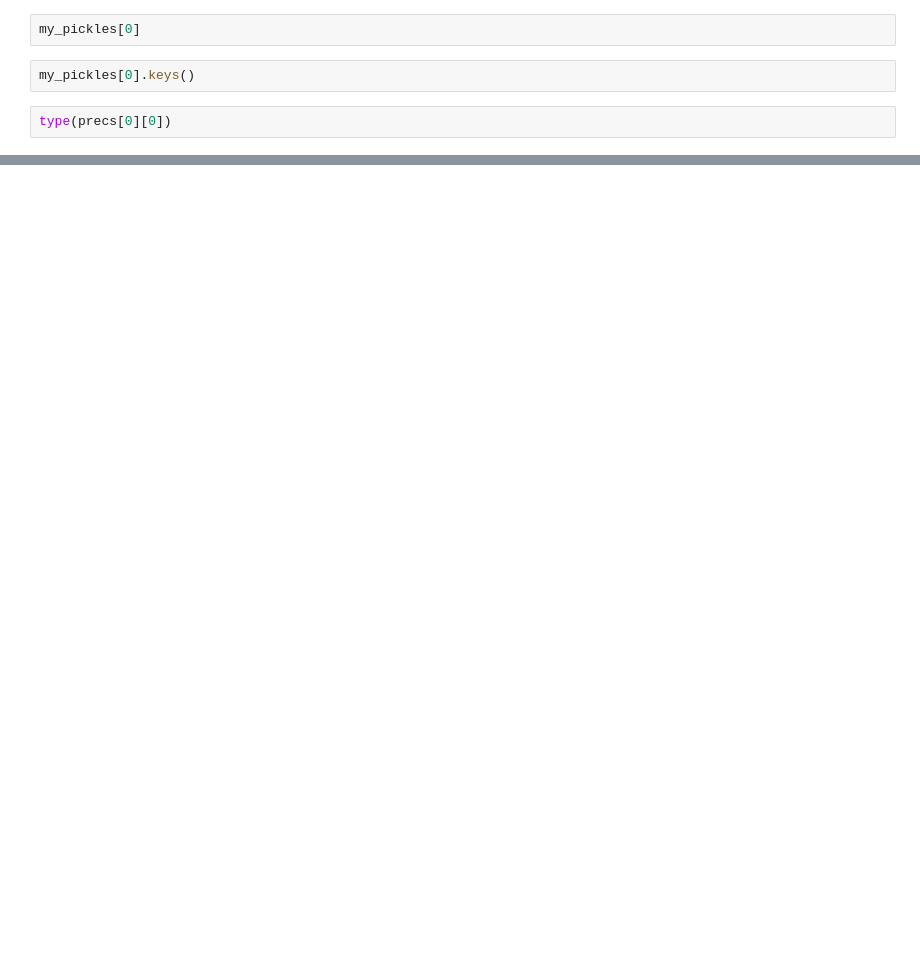
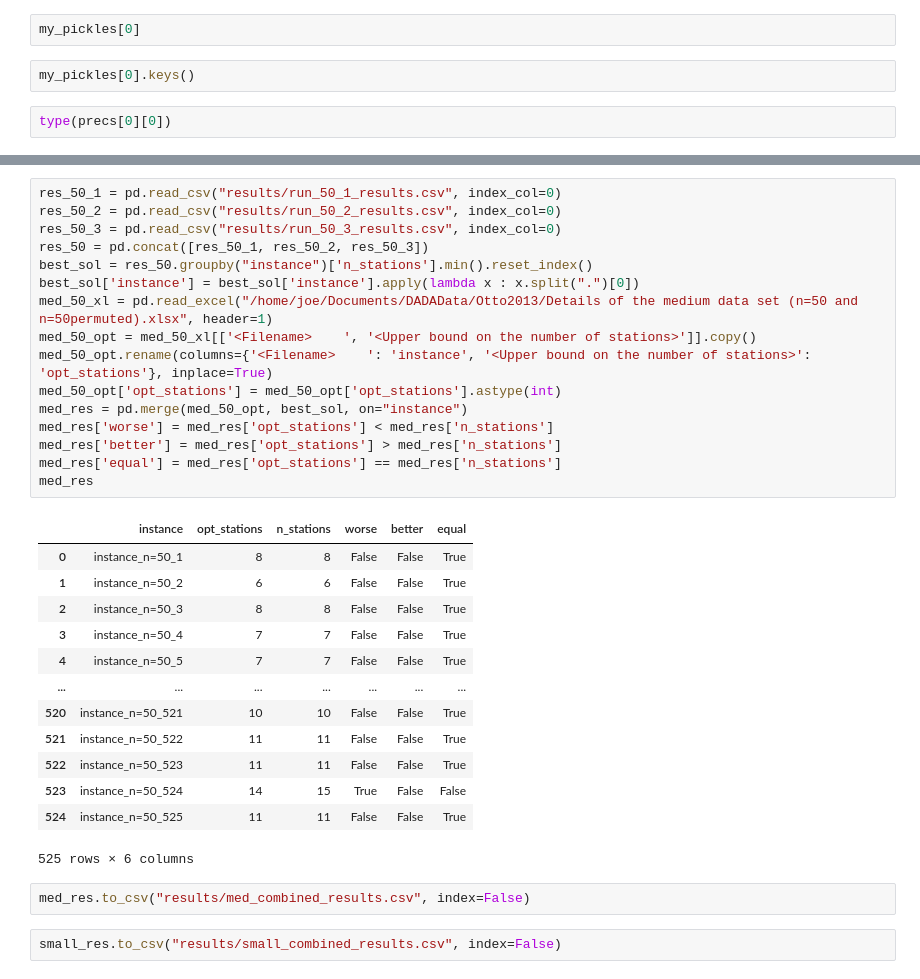
Before and after one commit to JosephThompson607/DADA, a Jupyter notebook: ils_test.ipynb, the cells around one changed output, grey strips where cells are left out. Saved outputs shown, nothing was run; the diff lists cells and outputs as text; blank space fills up the shorter version.

```diff
--- a/ils_test.ipynb
+++ b/ils_test.ipynb
@@ -132,0 +203,34 @@ res_list
+# %%
+res_50_1 = pd.read_csv("results/run_50_1_results.csv", index_col=0)
+res_50_2 = pd.read_csv("results/run_50_2_results.csv", index_col=0)
+res_50_3 = pd.read_csv("results/run_50_3_results.csv", index_col=0)
+res_50 = pd.concat([res_50_1, res_50_2, res_50_3])
+best_sol = res_50.groupby("instance")['n_stations'].min().reset_index()
+best_sol['instance'] = best_sol['instance'].apply(lambda x : x.split(".")[0])
+med_50_xl = pd.read_excel("/home/joe/Documents/DADAData/Otto2013/Details of the medium data set (n=50 and n=50permuted).xlsx", header=1)
+med_50_opt = med_50_xl[['<Filename>    ', '<Upper bound on the number of stations>']].copy()
+med_50_opt.rename(columns={'<Filename>    ': 'instance', '<Upper bound on the number of stations>': 'opt_stations'}, inplace=True)
+med_50_opt['opt_stations'] = med_50_opt['opt_stations'].astype(int)
+med_res = pd.merge(med_50_opt, best_sol, on="instance")
+med_res['worse'] = med_res['opt_stations'] < med_res['n_stations']
+med_res['better'] = med_res['opt_stations'] > med_res['n_stations']
+med_res['equal'] = med_res['opt_stations'] == med_res['n_stations']
+med_res
+# %% [output]
+|  | instance | opt_stations | n_stations | worse | better | equal |
+| 0 | instance_n=50_1 | 8 | 8 | False | False | True |
+| 1 | instance_n=50_2 | 6 | 6 | False | False | True |
+| 2 | instance_n=50_3 | 8 | 8 | False | False | True |
+| 3 | instance_n=50_4 | 7 | 7 | False | False | True |
+| 4 | instance_n=50_5 | 7 | 7 | False | False | True |
+| ... | ... | ... | ... | ... | ... | ... |
+| 520 | instance_n=50_521 | 10 | 10 | False | False | True |
+| 521 | instance_n=50_522 | 11 | 11 | False | False | True |
+| 522 | instance_n=50_523 | 11 | 11 | False | False | True |
+| 523 | instance_n=50_524 | 14 | 15 | True | False | False |
+| 524 | instance_n=50_525 | 11 | 11 | False | False | True |
+525 rows × 6 columns
+# %%
+med_res.to_csv("results/med_combined_results.csv", index=False)
+# %%
+small_res.to_csv("results/small_combined_results.csv", index=False)
```
Also changed, not shown: parts of 7 cells of this notebook, 4 other files.
